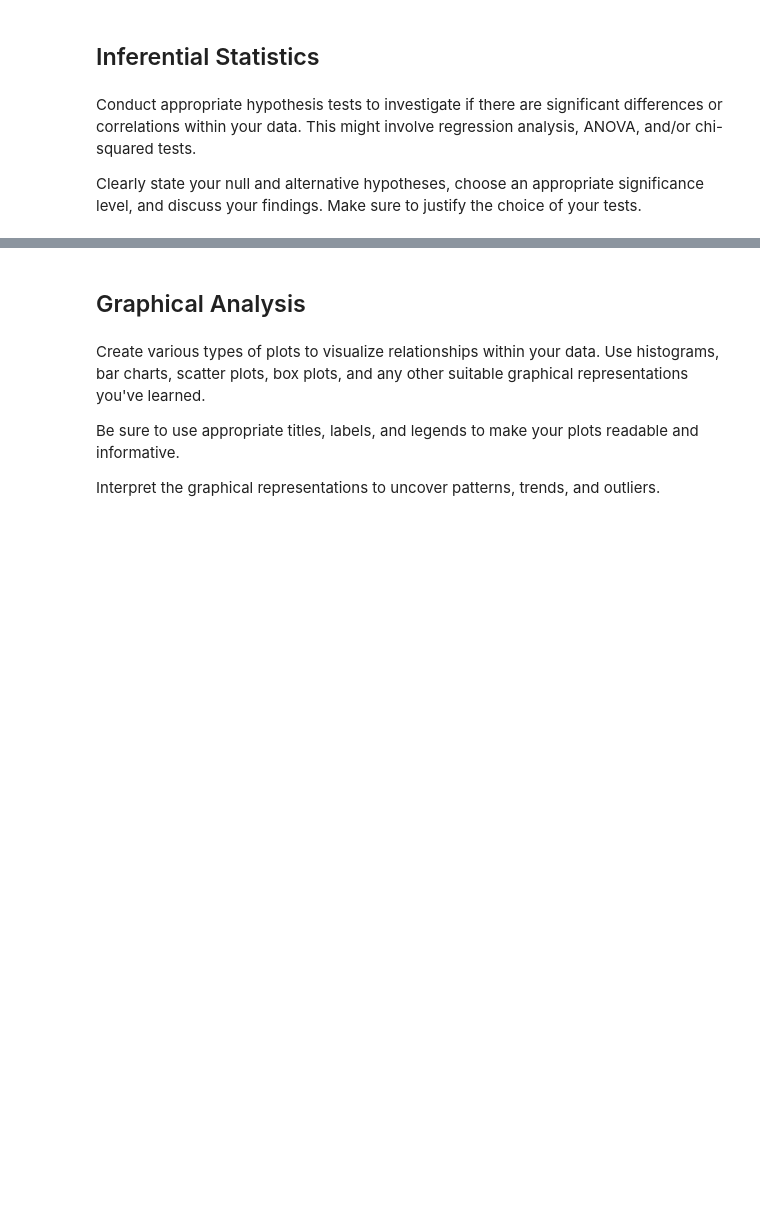
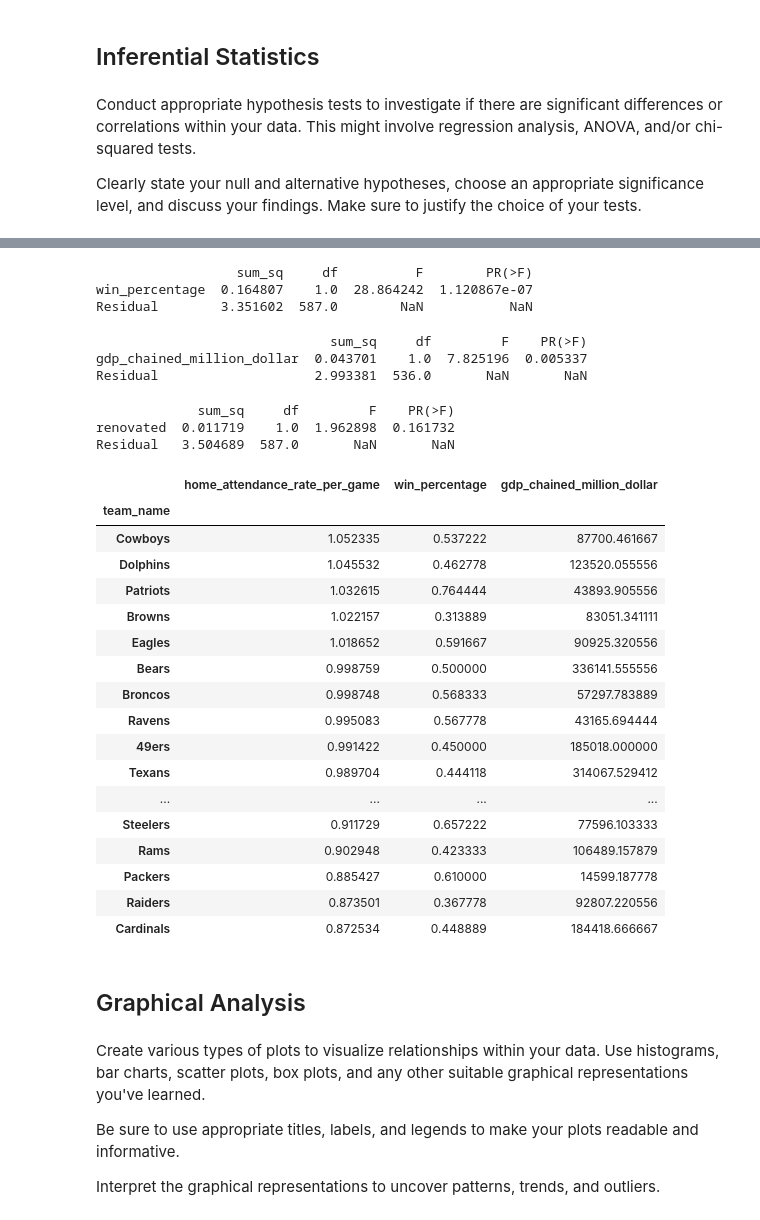
Before and after one commit to RaymoneXTY/SI618project_WN2024, a Jupyter notebook: part2-analysis.ipynb, the cells around one changed output, grey strips where cells are left out. Drawn from its saved outputs; the diff is of its cells as text; code cells hidden in the pictures; blank space fills up the shorter version.

```diff
--- a/part2-analysis.ipynb
+++ b/part2-analysis.ipynb
@@ -104,3 +207,47 @@ Clearly state your null and alternative hypotheses, choose an appropriate signif
+# %%
+anova1 = sm.stats.anova_lm(model1, typ=2)
+print(anova1)
+# %% [output]
+                  sum_sq     df          F        PR(>F)
+win_percentage  0.164807    1.0  28.864242  1.120867e-07
+Residual        3.351602  587.0        NaN           NaN
+# %%
+anova2 = sm.stats.anova_lm(model2, typ=2)
+print(anova2)
+# %% [output]
+                              sum_sq     df         F    PR(>F)
+gdp_chained_million_dollar  0.043701    1.0  7.825196  0.005337
+Residual                    2.993381  536.0       NaN       NaN
+# %%
+model3 = smf.ols('home_attendance_rate_per_game ~ renovated', data=final_dataset).fit()
+anova3 = sm.stats.anova_lm(model3, typ=2)
+print(anova3)
+# %% [output]
+             sum_sq     df         F    PR(>F)
+renovated  0.011719    1.0  1.962898  0.161732
+Residual   3.504689  587.0       NaN       NaN
+# %%
+table1 = final_dataset.groupby('team_name').agg({'home_attendance_rate_per_game': 'mean', 'win_percentage': 'mean', 'gdp_chained_million_dollar': 'mean'}).sort_values(by='home_attendance_rate_per_game', ascending=False)
+table1
+# %% [output]
+|  | home_attendance_rate_per_game | win_percentage | gdp_chained_million_dollar |
+| team_name |  |  |  |
+| Cowboys | 1.052335 | 0.537222 | 87700.461667 |
+| Dolphins | 1.045532 | 0.462778 | 123520.055556 |
+| Patriots | 1.032615 | 0.764444 | 43893.905556 |
+| Browns | 1.022157 | 0.313889 | 83051.341111 |
+| Eagles | 1.018652 | 0.591667 | 90925.320556 |
+| Bears | 0.998759 | 0.500000 | 336141.555556 |
+| Broncos | 0.998748 | 0.568333 | 57297.783889 |
+| Ravens | 0.995083 | 0.567778 | 43165.694444 |
+| 49ers | 0.991422 | 0.450000 | 185018.000000 |
+| Texans | 0.989704 | 0.444118 | 314067.529412 |
+| ... | ... | ... | ... |
+| Steelers | 0.911729 | 0.657222 | 77596.103333 |
+| Rams | 0.902948 | 0.423333 | 106489.157879 |
+| Packers | 0.885427 | 0.610000 | 14599.187778 |
+| Raiders | 0.873501 | 0.367778 | 92807.220556 |
+| Cardinals | 0.872534 | 0.448889 | 184418.666667 |
 # %% [markdown]
 ## Graphical Analysis
 # %% [markdown]
```
Also changed, not shown: parts of 13 cells of this notebook, 1 other file.
